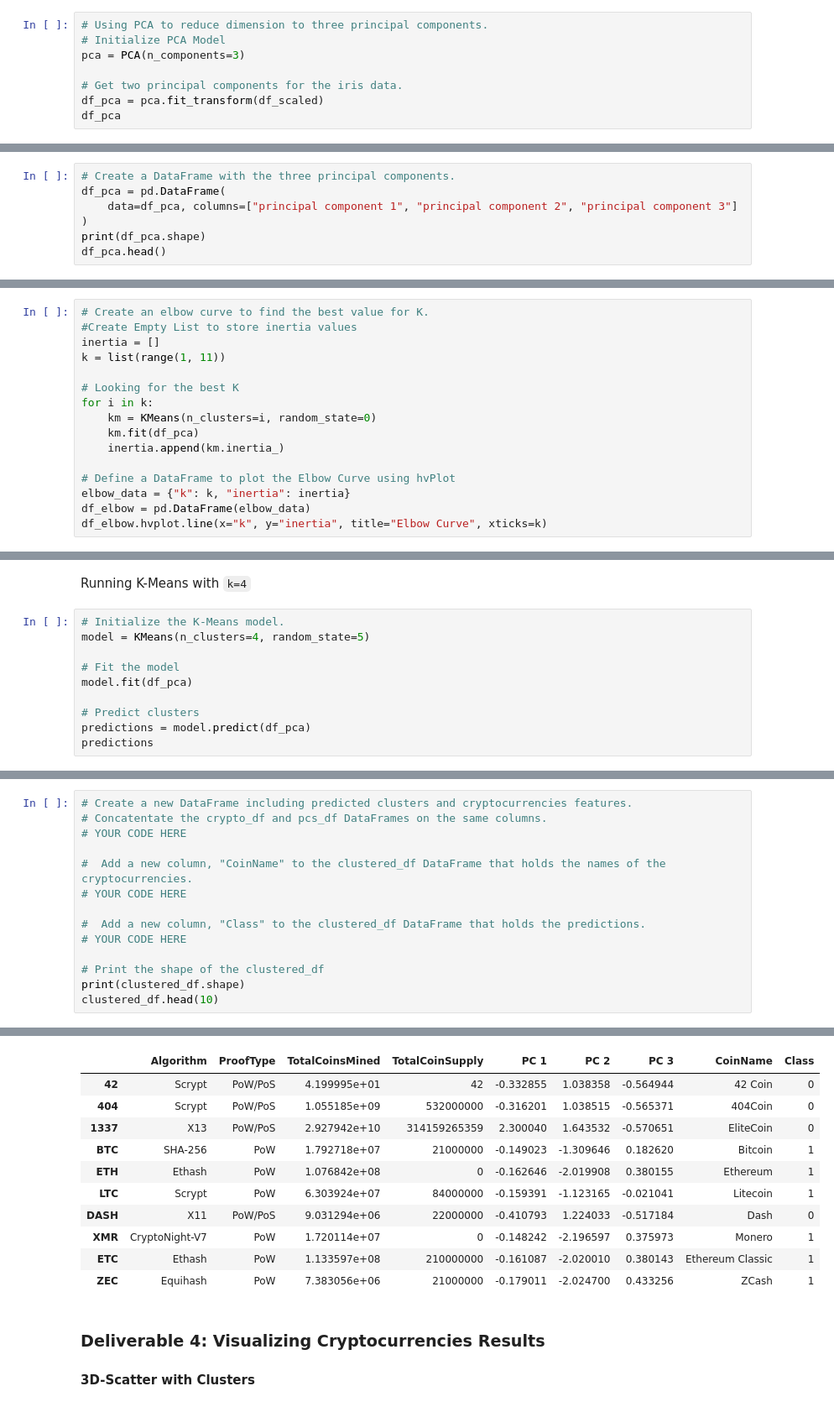
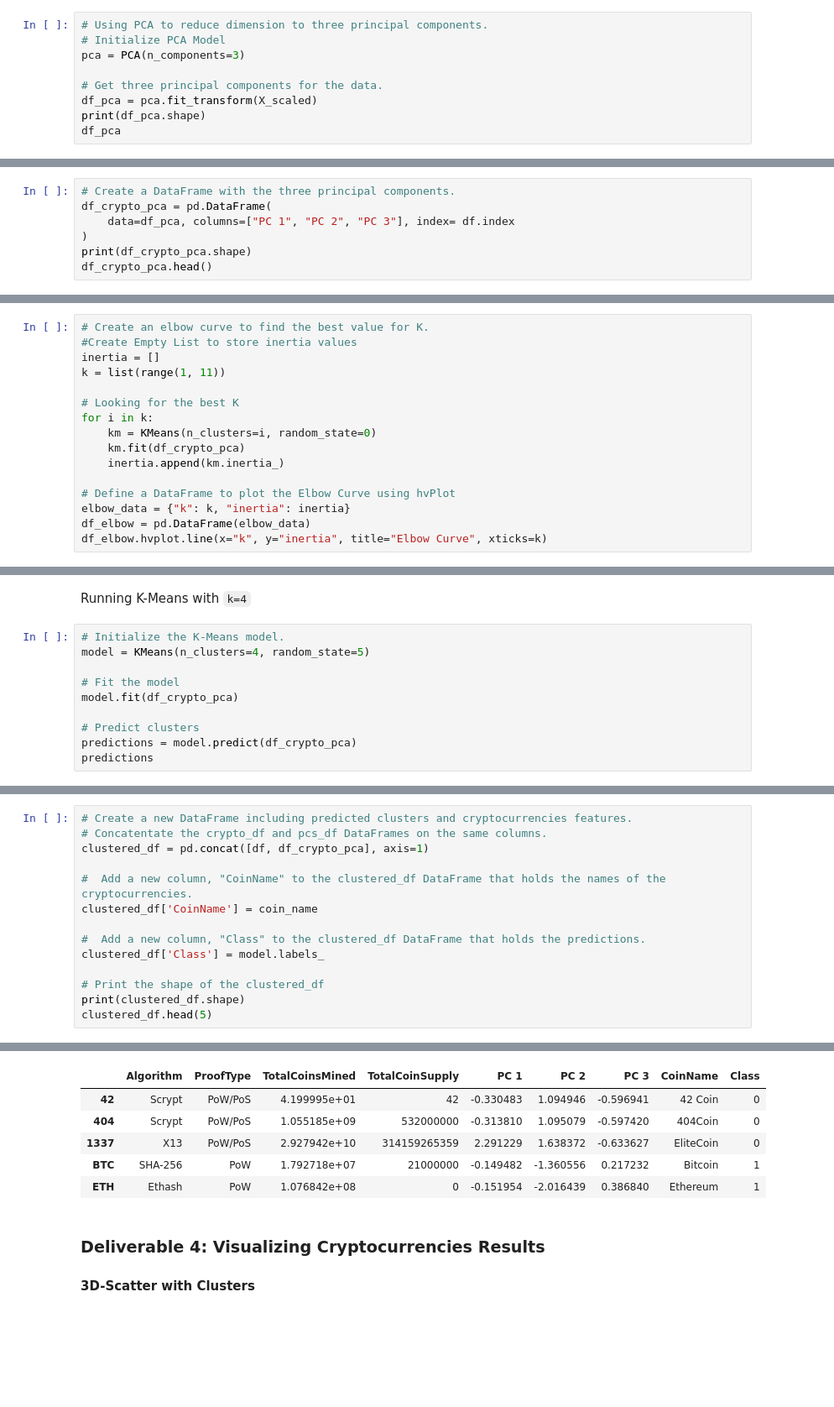
Before and after one commit to Simmonsj10/Cryptocurrencies, a Jupyter notebook: crypto_clustering.ipynb, the cells around one changed output, grey strips where cells are left out. Shown: that part at 84% size. Cells and saved outputs as stored; diff of their text form; blank space fills up the shorter version.

Commit message:
adding Crypto Clustering ipynb file.

```diff
--- a/crypto_clustering.ipynb
+++ b/crypto_clustering.ipynb
@@ -171,7 +154,8 @@ print(df_scaled)
 # Initialize PCA Model
 pca = PCA(n_components=3)
 
-# Get two principal components for the iris data.
-df_pca = pca.fit_transform(df_scaled)
+# Get three principal components for the data.
+df_pca = pca.fit_transform(X_scaled)
+print(df_pca.shape)
 df_pca
 # %% [output]
@@ -185,9 +170,9 @@ array([[-0.33366061,  1.03928451, -0.46255279],
 # %%
 # Create a DataFrame with the three principal components.
-df_pca = pd.DataFrame(
-    data=df_pca, columns=["principal component 1", "principal component 2", "principal component 3"]
+df_crypto_pca = pd.DataFrame(
+    data=df_pca, columns=["PC 1", "PC 2", "PC 3"], index= df.index
 )
-print(df_pca.shape)
-df_pca.head()
+print(df_crypto_pca.shape)
+df_crypto_pca.head()
 # %% [output]
 (532, 3)
@@ -210,7 +195,7 @@ k = list(range(1, 11))
 # Looking for the best K
 for i in k:
     km = KMeans(n_clusters=i, random_state=0)
-    km.fit(df_pca)
+    km.fit(df_crypto_pca)
     inertia.append(km.inertia_)
 
 # Define a DataFrame to plot the Elbow Curve using hvPlot
@@ -226,10 +211,10 @@ Running K-Means with `k=4`
 model = KMeans(n_clusters=4, random_state=5)
 
 # Fit the model
-model.fit(df_pca)
+model.fit(df_crypto_pca)
 
 # Predict clusters
-predictions = model.predict(df_pca)
+predictions = model.predict(df_crypto_pca)
 predictions
 # %% [output]
 array([0, 0, 0, 1, 1, 1, 0, 1, 1, 1, 0, 1, 0, 0, 1, 0, 1, 1, 0, 0, 1, 1,
@@ -252,30 +237,25 @@ array([0, 0, 0, 1, 1, 1, 0, 1, 1, 1, 0, 1, 0, 0, 1, 0, 1, 1, 0, 0, 1, 1,
 # %%
 # Create a new DataFrame including predicted clusters and cryptocurrencies features.
 # Concatentate the crypto_df and pcs_df DataFrames on the same columns.
-# YOUR CODE HERE
+clustered_df = pd.concat([df, df_crypto_pca], axis=1)
 
 #  Add a new column, "CoinName" to the clustered_df DataFrame that holds the names of the cryptocurrencies.
-# YOUR CODE HERE
+clustered_df['CoinName'] = coin_name
 
 #  Add a new column, "Class" to the clustered_df DataFrame that holds the predictions.
-# YOUR CODE HERE
+clustered_df['Class'] = model.labels_
 
 # Print the shape of the clustered_df
 print(clustered_df.shape)
-clustered_df.head(10)
+clustered_df.head(5)
 # %% [output]
 (532, 9)
 |  | Algorithm | ProofType | TotalCoinsMined | TotalCoinSupply | PC 1 | PC 2 | PC 3 | CoinName | Class |
-| 42 | Scrypt | PoW/PoS | 4.199995e+01 | 42 | -0.332855 | 1.038358 | -0.564944 | 42 Coin | 0 |
-| 404 | Scrypt | PoW/PoS | 1.055185e+09 | 532000000 | -0.316201 | 1.038515 | -0.565371 | 404Coin | 0 |
-| 1337 | X13 | PoW/PoS | 2.927942e+10 | 314159265359 | 2.300040 | 1.643532 | -0.570651 | EliteCoin | 0 |
-| BTC | SHA-256 | PoW | 1.792718e+07 | 21000000 | -0.149023 | -1.309646 | 0.182620 | Bitcoin | 1 |
-| ETH | Ethash | PoW | 1.076842e+08 | 0 | -0.162646 | -2.019908 | 0.380155 | Ethereum | 1 |
-| LTC | Scrypt | PoW | 6.303924e+07 | 84000000 | -0.159391 | -1.123165 | -0.021041 | Litecoin | 1 |
-| DASH | X11 | PoW/PoS | 9.031294e+06 | 22000000 | -0.410793 | 1.224033 | -0.517184 | Dash | 0 |
-| XMR | CryptoNight-V7 | PoW | 1.720114e+07 | 0 | -0.148242 | -2.196597 | 0.375973 | Monero | 1 |
-| ETC | Ethash | PoW | 1.133597e+08 | 210000000 | -0.161087 | -2.020010 | 0.380143 | Ethereum Classic | 1 |
-| ZEC | Equihash | PoW | 7.383056e+06 | 21000000 | -0.179011 | -2.024700 | 0.433256 | ZCash | 1 |
+| 42 | Scrypt | PoW/PoS | 4.199995e+01 | 42 | -0.330483 | 1.094946 | -0.596941 | 42 Coin | 0 |
+| 404 | Scrypt | PoW/PoS | 1.055185e+09 | 532000000 | -0.313810 | 1.095079 | -0.597420 | 404Coin | 0 |
+| 1337 | X13 | PoW/PoS | 2.927942e+10 | 314159265359 | 2.291229 | 1.638372 | -0.633627 | EliteCoin | 0 |
+| BTC | SHA-256 | PoW | 1.792718e+07 | 21000000 | -0.149482 | -1.360556 | 0.217232 | Bitcoin | 1 |
+| ETH | Ethash | PoW | 1.076842e+08 | 0 | -0.151954 | -2.016439 | 0.386840 | Ethereum | 1 |
 # %% [markdown]
 ### Deliverable 4: Visualizing Cryptocurrencies Results
 
```
Also changed, not shown: parts of 23 cells of this notebook.
